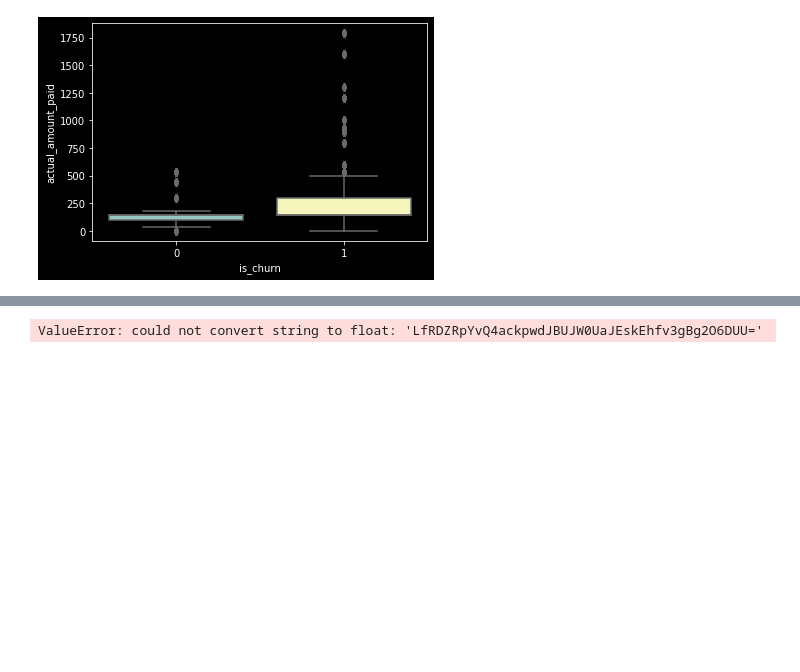
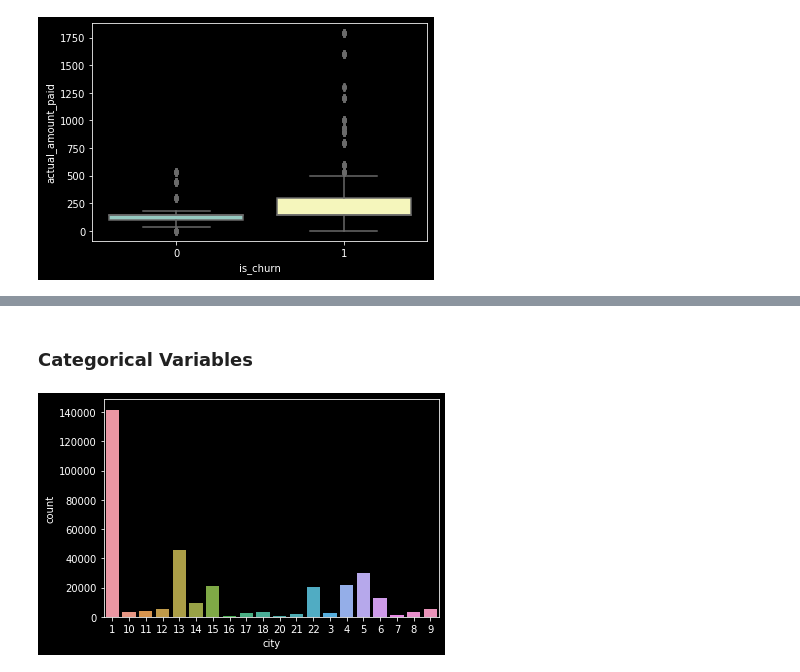
Before and after one commit to sitathomas/NYCDSA_Hackathon_Oct_2020, a Jupyter notebook: Sita/Imputation_EDA.ipynb, the cells around one changed output, grey strips where cells are left out. Saved outputs shown, nothing was run; the diff lists cells and outputs as text; code cells hidden in the pictures; blank space fills up the shorter version.

```diff
--- a/Sita/Hackathon.ipynb
+++ b/Sita/Imputation_EDA.ipynb
@@ -191,6 +175,0 @@ sns.boxplot('is_churn', 'actual_amount_paid', data=df);
-# %%
-for col in str_category_cols + bool_cols:
-    df[col] = df[col].astype(int)
-# %%
-df = df.drop('gender', axis=1).merge(pd.get_dummies(df.gender),
-                                     left_index=True, right_index=True)
@@ -203,7 +175,0 @@ X_train, X_test, y_train, y_test = \
-# %%
-scaler = MinMaxScaler()
-
-X_train = pd.DataFrame(scaler.fit_transform(X_train), columns=X.columns)
-X_test = pd.DataFrame(scaler.transform(X_test), columns=X.columns)
-# %% [output]
-ValueError: could not convert string to float: 'LfRDZRpYvQ4ackpwdJBUJW0UaJEskEhfv3gBg2O6DUU='
@@ -212,0 +176,6 @@ X_train_SMOTE, y_train_SMOTE = oversample.fit_resample(X_train, y_train)
+# %% [markdown]
+### Categorical Variables
+# %%
+sns.countplot('city', data=df);
+# %% [output]
+[figure, added]
```
Also changed, not shown: parts of 51 cells of this notebook, 4 other files.
